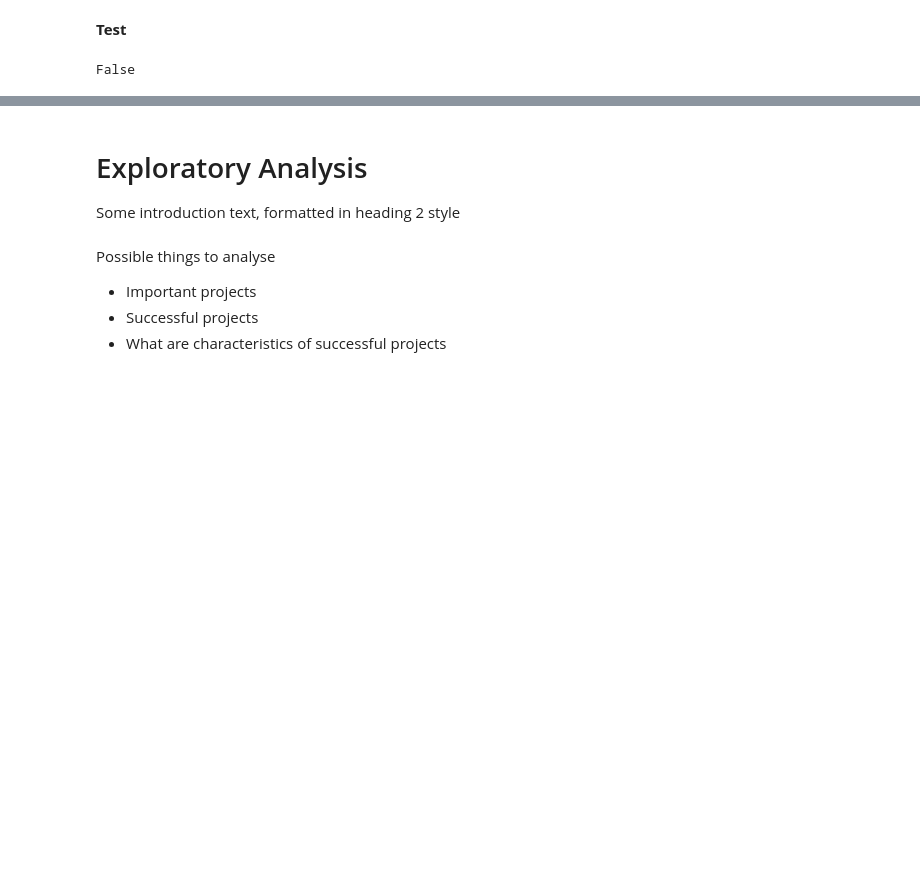
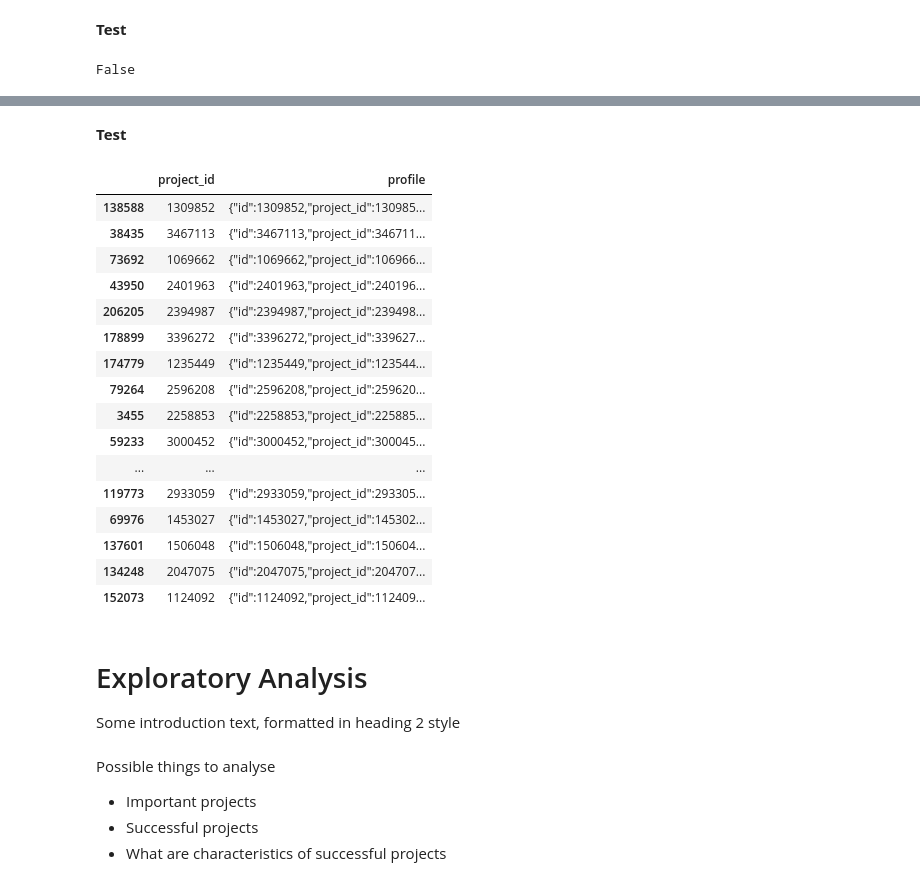
Before and after one commit to faymarie/crowdfunding-analysis, a Jupyter notebook: crowdfunding-analysis.ipynb, the cells around one changed output, grey strips where cells are left out. Drawn from its saved outputs; the diff is of its cells as text; code cells hidden in the pictures; blank space fills up the shorter version.

Commit message:
clean: Extract project id from profile json string and store in separate column

```diff
--- a/crowdfunding-analysis.ipynb
+++ b/crowdfunding-analysis.ipynb
@@ -663,6 +663,9 @@ Start by removing unwanted nan values from our location data. It makes it easier
 # drop observations without location
 kickstarter_clean.dropna(subset=['location'], inplace=True)
 kickstarter_clean.reset_index(drop=True, inplace=True)
+
+# convert string to dictionary
+locations = [json.loads(kickstarter_clean.iloc[int(i)]['location']) for i in kickstarter_clean.index ]
 
 # extract city name, staye, displayable location and type
 kickstarter_clean['city'] = [location['name'] for location in locations]
@@ -700,3 +724,32 @@ kickstarter_clean[['city', 'state', 'displ_loc', 'loc_type']].sample(20)
+# %%
+# extract creator id and creator name from json object
+kickstarter_clean['project_id'] = kickstarter_clean['profile'].str.extract(r'(?P<project_id_2>\"project_id\":\d+)', expand=True)
+
+# remove keys and uneccessary double quotes and convert to int
+kickstarter_clean['project_id'] = [int(project_id[13:]) for project_id in kickstarter_clean['project_id'].values]
+# %% [markdown]
+**Test**
+# %%
+#  project_id is integer
+kickstarter_clean[['project_id', 'profile']].sample(20)
+# %% [output]
+|  | project_id | profile |
+| 138588 | 1309852 | {"id":1309852,"project_id":130985... |
+| 38435 | 3467113 | {"id":3467113,"project_id":346711... |
+| 73692 | 1069662 | {"id":1069662,"project_id":106966... |
+| 43950 | 2401963 | {"id":2401963,"project_id":240196... |
+| 206205 | 2394987 | {"id":2394987,"project_id":239498... |
+| 178899 | 3396272 | {"id":3396272,"project_id":339627... |
+| 174779 | 1235449 | {"id":1235449,"project_id":123544... |
+| 79264 | 2596208 | {"id":2596208,"project_id":259620... |
+| 3455 | 2258853 | {"id":2258853,"project_id":225885... |
+| 59233 | 3000452 | {"id":3000452,"project_id":300045... |
+| ... | ... | ... |
+| 119773 | 2933059 | {"id":2933059,"project_id":293305... |
+| 69976 | 1453027 | {"id":1453027,"project_id":145302... |
+| 137601 | 1506048 | {"id":1506048,"project_id":150604... |
+| 134248 | 2047075 | {"id":2047075,"project_id":204707... |
+| 152073 | 1124092 | {"id":1124092,"project_id":112409... |
 # %% [markdown]
 # Exploratory Analysis <a name="exploratoryanalysis"></a>
 Some introduction text, formatted in heading 2 style
```
Also changed, not shown: parts of 9 cells of this notebook.
